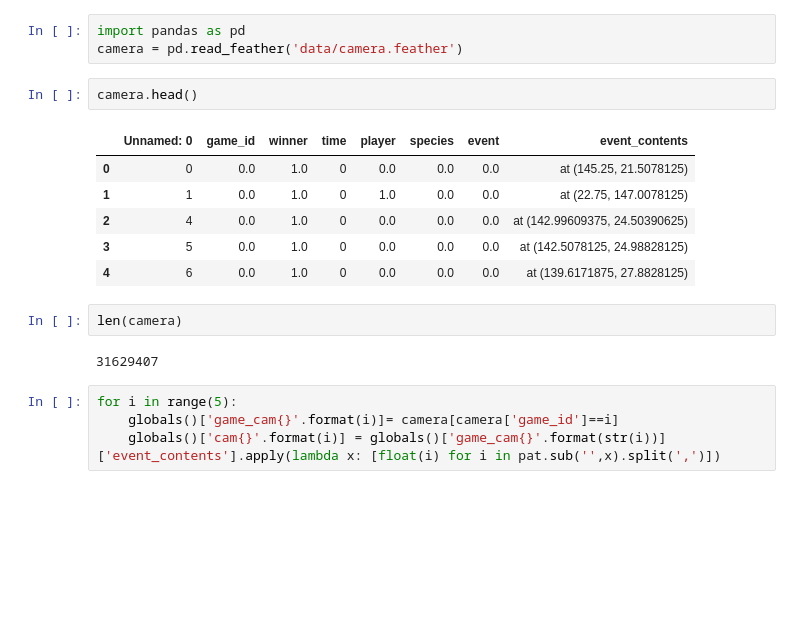
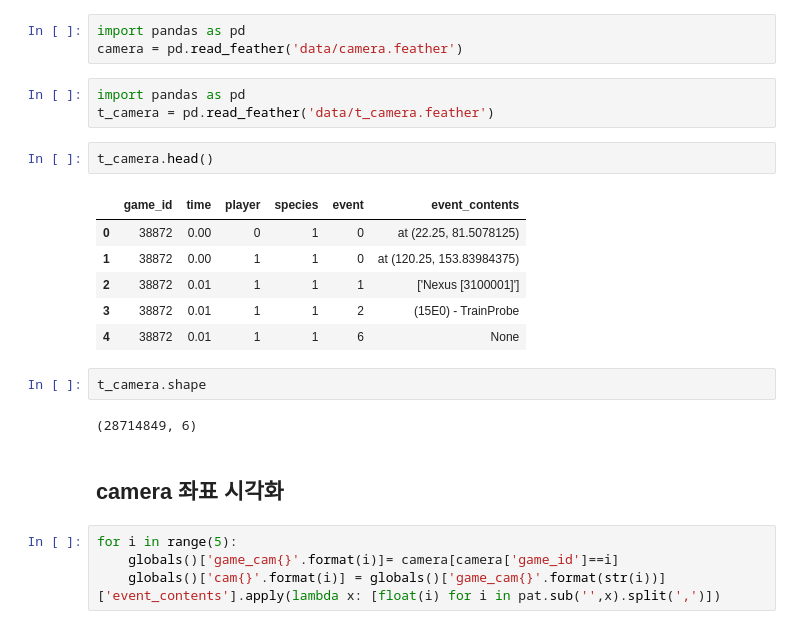
Before and after one commit to dbsgh3344/kaggle_study, a Jupyter notebook: dacon_starcraft/EDA/EDA Camera, StartingPoint.ipynb, the cells around one changed output. Drawn from its saved outputs; the diff is of its cells as text; blank space fills up the shorter version.

```diff
--- a/dacon_starcraft/EDA/EDA Camera, StartingPoint.ipynb
+++ b/dacon_starcraft/EDA/EDA Camera, StartingPoint.ipynb
@@ -6,19 +6,24 @@ os.chdir('/content/drive/My Drive/kaggle_study/dacon_star')
 # %%
 import pandas as pd
 camera = pd.read_feather('data/camera.feather')
+# %%
+import pandas as pd
+t_camera = pd.read_feather('data/t_camera.feather')
 # %%
-camera.head()
+t_camera.head()
 # %% [output]
-|  | Unnamed: 0 | game_id | winner | time | player | species | event | event_contents |
-| 0 | 0 | 0.0 | 1.0 | 0 | 0.0 | 0.0 | 0.0 | at (145.25, 21.5078125) |
-| 1 | 1 | 0.0 | 1.0 | 0 | 1.0 | 0.0 | 0.0 | at (22.75, 147.0078125) |
-| 2 | 4 | 0.0 | 1.0 | 0 | 0.0 | 0.0 | 0.0 | at (142.99609375, 24.50390625) |
-| 3 | 5 | 0.0 | 1.0 | 0 | 0.0 | 0.0 | 0.0 | at (142.5078125, 24.98828125) |
-| 4 | 6 | 0.0 | 1.0 | 0 | 0.0 | 0.0 | 0.0 | at (139.6171875, 27.8828125) |
+|  | game_id | time | player | species | event | event_contents |
+| 0 | 38872 | 0.00 | 0 | 1 | 0 | at (22.25, 81.5078125) |
+| 1 | 38872 | 0.00 | 1 | 1 | 0 | at (120.25, 153.83984375) |
+| 2 | 38872 | 0.01 | 1 | 1 | 1 | ['Nexus [3100001]'] |
+| 3 | 38872 | 0.01 | 1 | 1 | 2 | (15E0) - TrainProbe |
+| 4 | 38872 | 0.01 | 1 | 1 | 6 | None |
-# %%
-len(camera)
-# %% [output]
-31629407
+# %%
+t_camera.shape
+# %% [output]
+(28714849, 6)
+# %% [markdown]
+## camera 좌표 시각화
 # %%
 for i in range(5):
     globals()['game_cam{}'.format(i)]= camera[camera['game_id']==i]
```
Also changed, not shown: parts of 45 cells of this notebook, 3 other files.
